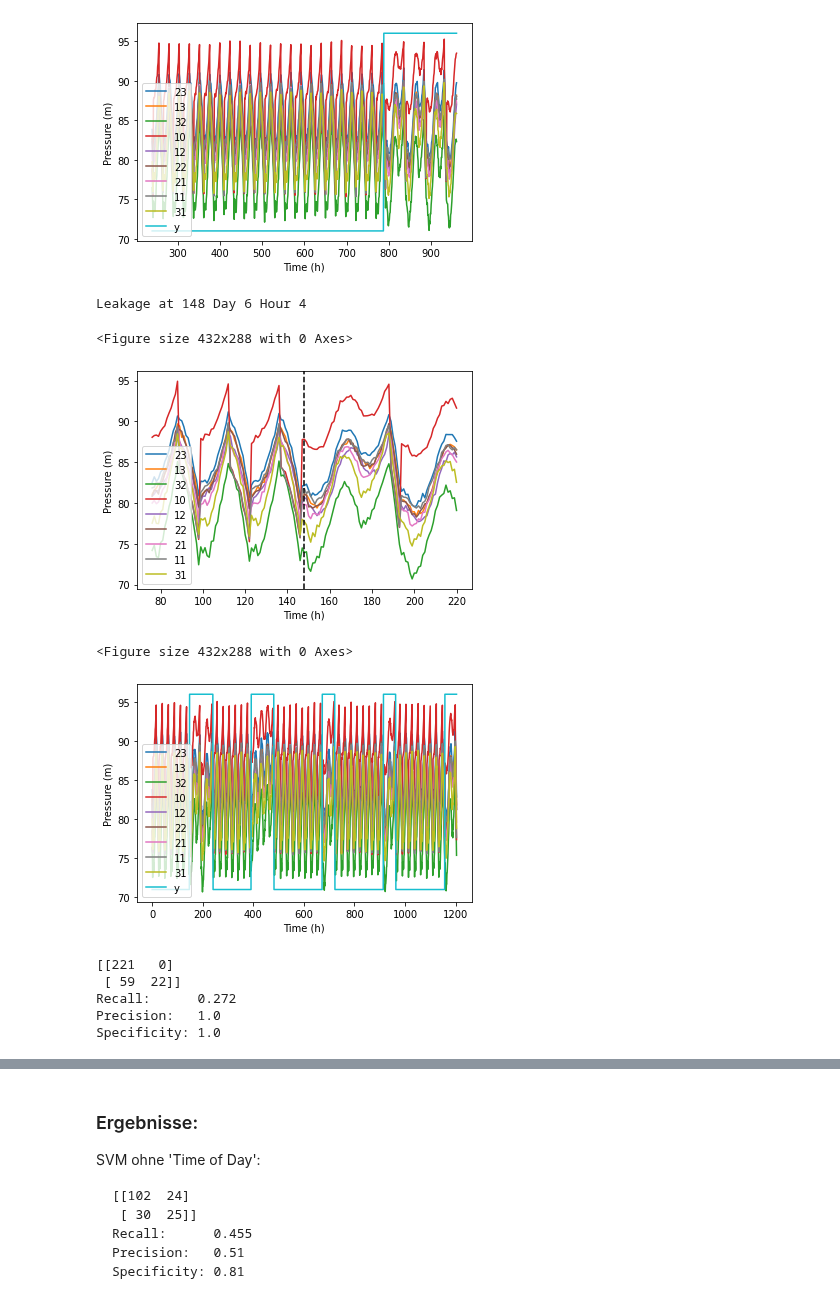
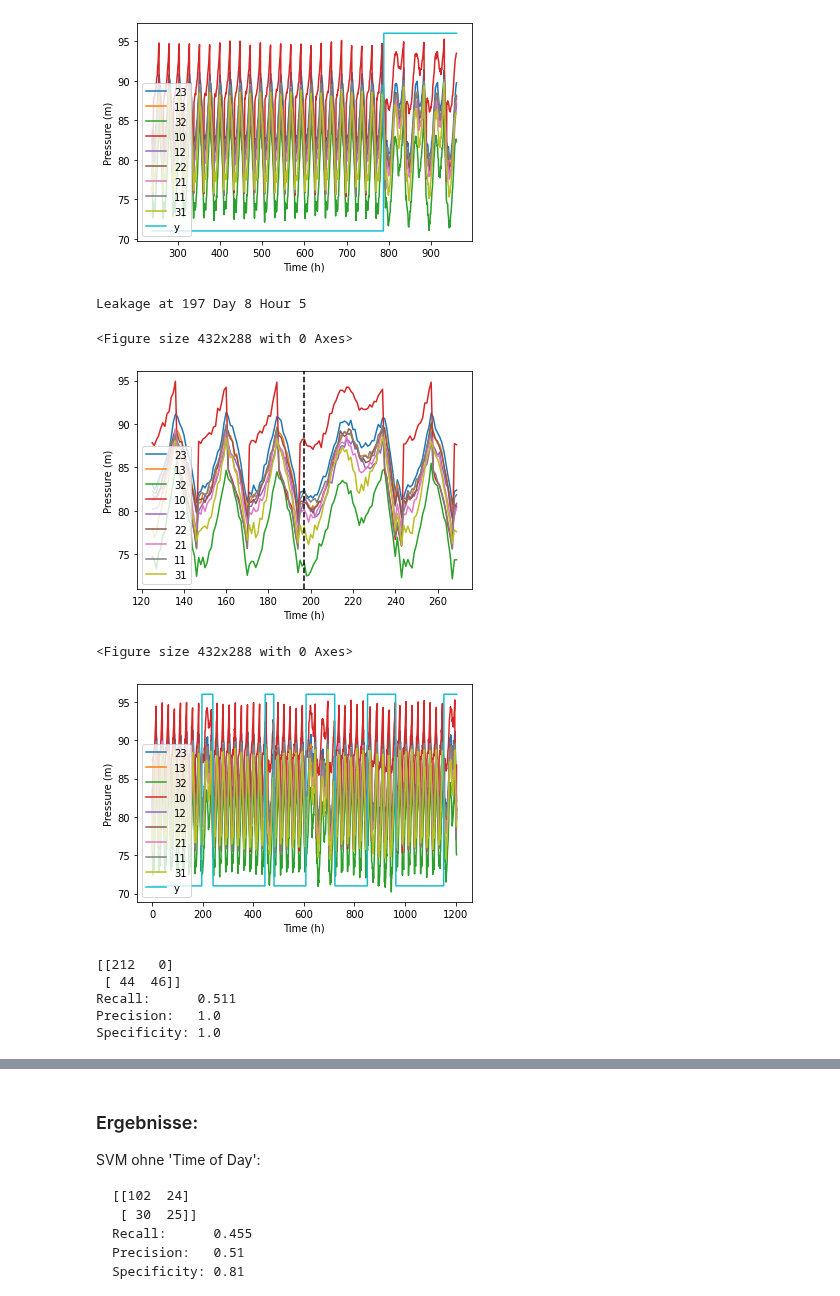
Before and after one commit to JulianBvW/BA-WDN-Leakage-Detection, a Jupyter notebook: LeakageDetection.ipynb, the cells around one changed output, grey strips where cells are left out. Saved outputs shown, nothing was run; the diff lists cells and outputs as text; code cells hidden in the pictures.

```diff
--- a/LeakageDetection.ipynb
+++ b/LeakageDetection.ipynb
@@ -139,14 +139,14 @@ def gen_multi_data(wdn, leakage_node='', num_sim=5, days_per_sim=10, include_tim
   X_concat.reset_index(drop=True, inplace=True)
   return X_concat, y_concat
 # %%
-X, y = gen_multi_data(wdn, '12', include_time=True, noise_strength=0.2)
+X, y = gen_multi_data(wdn, '12', include_time=True, noise_strength=0.3)
 show_data(X, y)
 # %% [output]
-Leakage at 148 Day 6 Hour 4
+Leakage at 197 Day 8 Hour 5
 <Figure size 432x288 with 0 Axes>
-[figure, old version]
+[figure, new version]
 <Figure size 432x288 with 0 Axes>
-[figure, old version]
+[figure, new version]
 # %%
 from sklearn.model_selection import train_test_split
 
@@ -170,9 +170,9 @@ print(f'Recall:      {round(recall_score(y_test, y_pred), 3)}')
 print(f'Precision:   {round(precision_score(y_test, y_pred), 3)}')
 print(f'Specificity: {round(recall_score(y_test, y_pred, pos_label=0), 3)}')
 # %% [output]
-[[221   0]
- [ 59  22]]
-Recall:      0.272
+[[212   0]
+ [ 44  46]]
+Recall:      0.511
 Precision:   1.0
 Specificity: 1.0
 # %%
```
Also changed, not shown: parts of 4 cells of this notebook.
